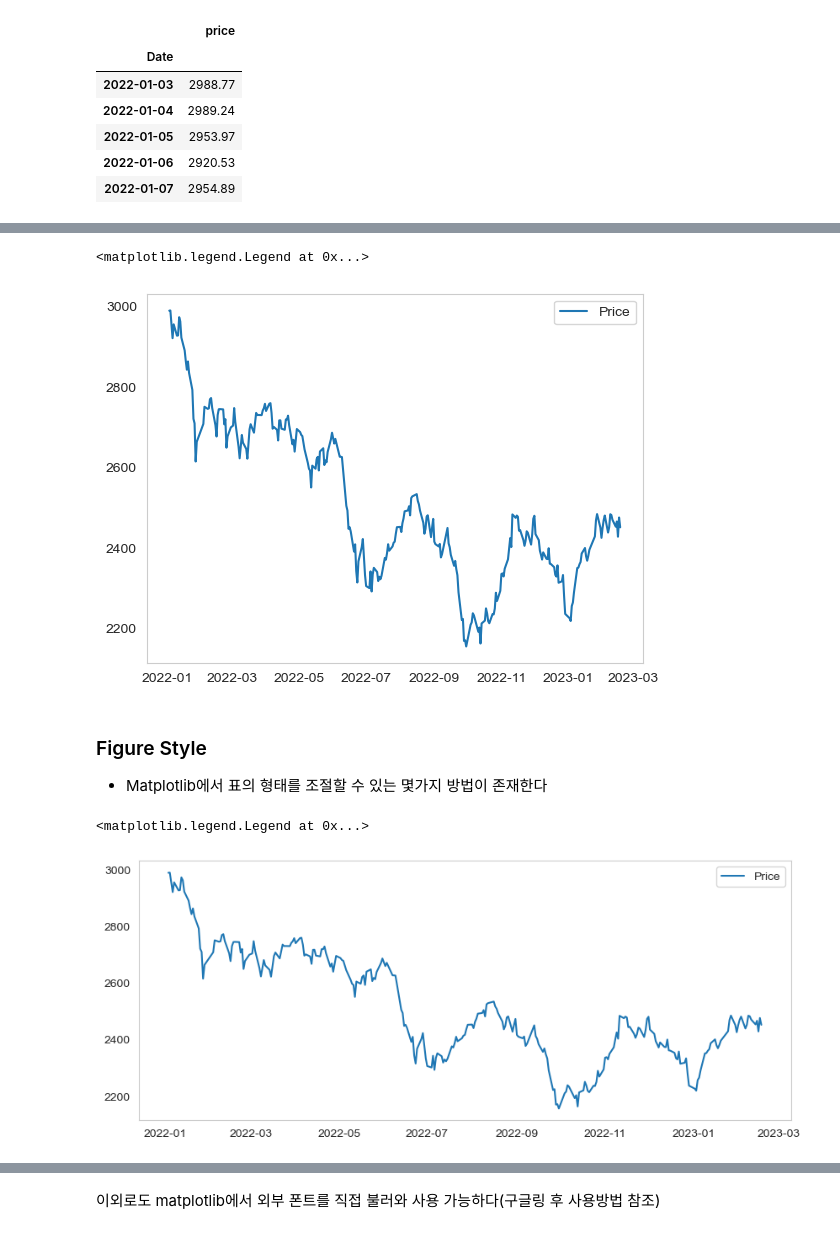
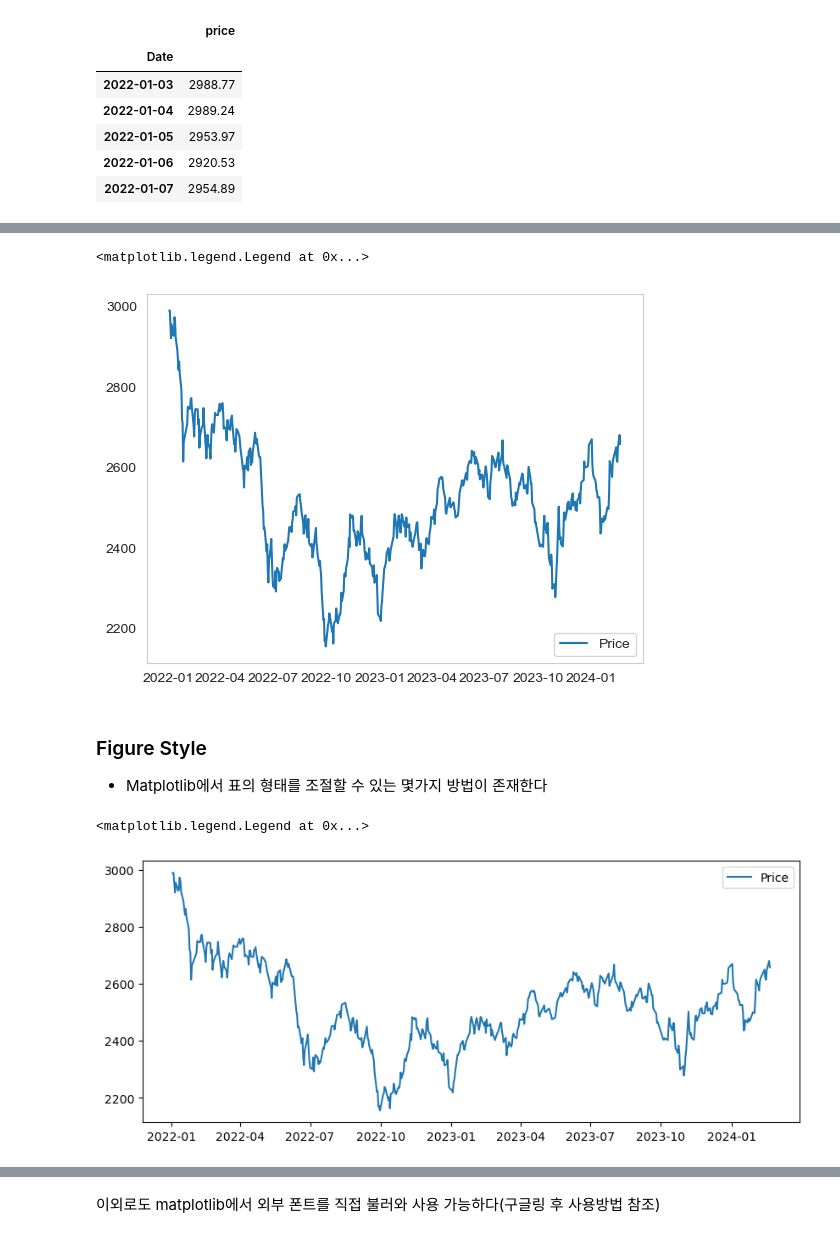
Before and after one commit to QuantifiSogang/2024PythonForFinance, a Jupyter notebook: notes/06 DataFrame.ipynb, the cells around one changed output, grey strips where cells are left out. Drawn from its saved outputs; the diff is of its cells as text; code cells hidden in the pictures.

```diff
--- a/notes/06 DataFrame.ipynb
+++ b/notes/06 DataFrame.ipynb
@@ -779,7 +882,7 @@ import pandas_datareader as wb
 import datetime
 
 start = datetime.datetime(2022, 1, 1)
-end = datetime.datetime(2023, 2, 17)
+end = datetime.datetime(2024, 2, 20)
 df = wb.DataReader("KOSPI", "naver", start, end)
 # %%
 df.head() # 상위 5개만 출력
@@ -832,22 +935,22 @@ plt.legend() # 범례 출력
 # %%
 plt.plot(price, label = 'Price')
 plt.grid(False)
-plt.legend(loc = 'upper right') # loc argument를 통해 위치를 바꿀 수 있다
+plt.legend(loc = 'lower right') # loc argument를 통해 위치를 바꿀 수 있다
 # %% [output]
 <matplotlib.legend.Legend at 0x...>
-[figure, old version]
+[figure, new version]
 # %% [markdown]
 ### Figure Style
 - Matplotlib에서 표의 형태를 조절할 수 있는 몇가지 방법이 존재한다
 # %%
-# plt.style.use('seaborn') # plot 스타일 지정 가능, 구글링 해서 원하는 테마로 설정할 것
+plt.style.use('default') # plot 스타일 지정 가능, 구글링 해서 원하는 테마로 설정할 것
 plt.figure(figsize = (10,4)) # plot size 지정 가능. figsize argument를 통해 사이즈를 조절할 수 있다
 plt.plot(price, label = 'Price')
 plt.grid(False)
 plt.legend(loc = 'upper right')
 # %% [output]
 <matplotlib.legend.Legend at 0x...>
-[figure, old version]
+[figure, new version]
 # %%
 # plt.style.use('seaborn')
 plt.figure(figsize = (10,4))
```
Also changed, not shown: parts of 32 cells of this notebook, 7 other files.
